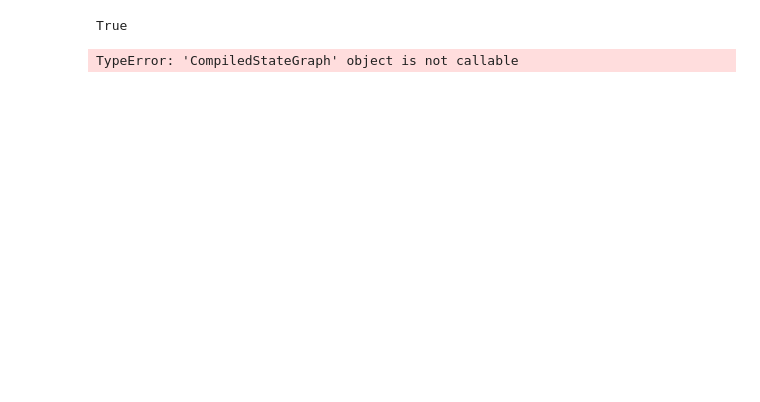
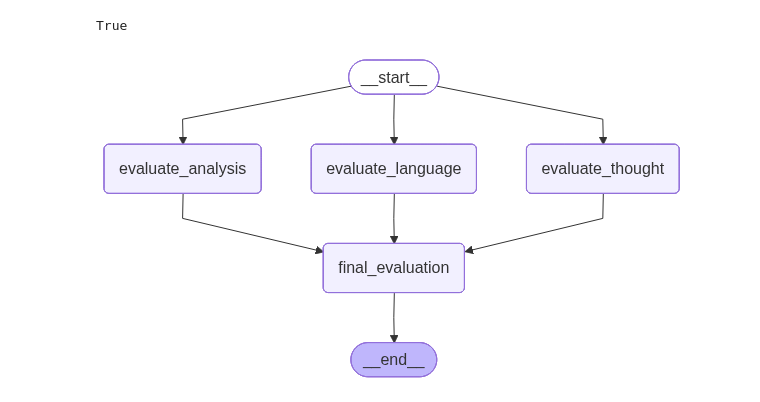
Before and after one commit to anandshukla15/Langraph, a Jupyter notebook: upsc.ipynb, the cells around one changed output. Cells and saved outputs as stored; diff of their text form; code cells hidden in the pictures; blank space fills up the shorter version.

Commit message:
starting condition workflow

```diff
--- a/upsc.ipynb
+++ b/upsc.ipynb
@@ -44,7 +44,7 @@ class UPSCState(TypedDict):
     analysis_feedback: str
     clarity_feedback: str
     overall_feedback: str
-    individual_scores: Annotated[dict[int],operator.add]
+    individual_scores: Annotated[list[int],operator.add]
     avg_score: float
 # %%
 def evaluate_language(state: UPSCState):
@@ -94,9 +94,9 @@ graph.add_edge('final_evaluation', END)
 
 workflow= graph.compile()
 # %%
-workflow()
+workflow
 # %% [output]
-TypeError: 'CompiledStateGraph' object is not callable
+[figure, added]
 # %%
 essay2 = """India and AI Time
 
```
Also changed, not shown: parts of 1 cell of this notebook, 1 other file.
